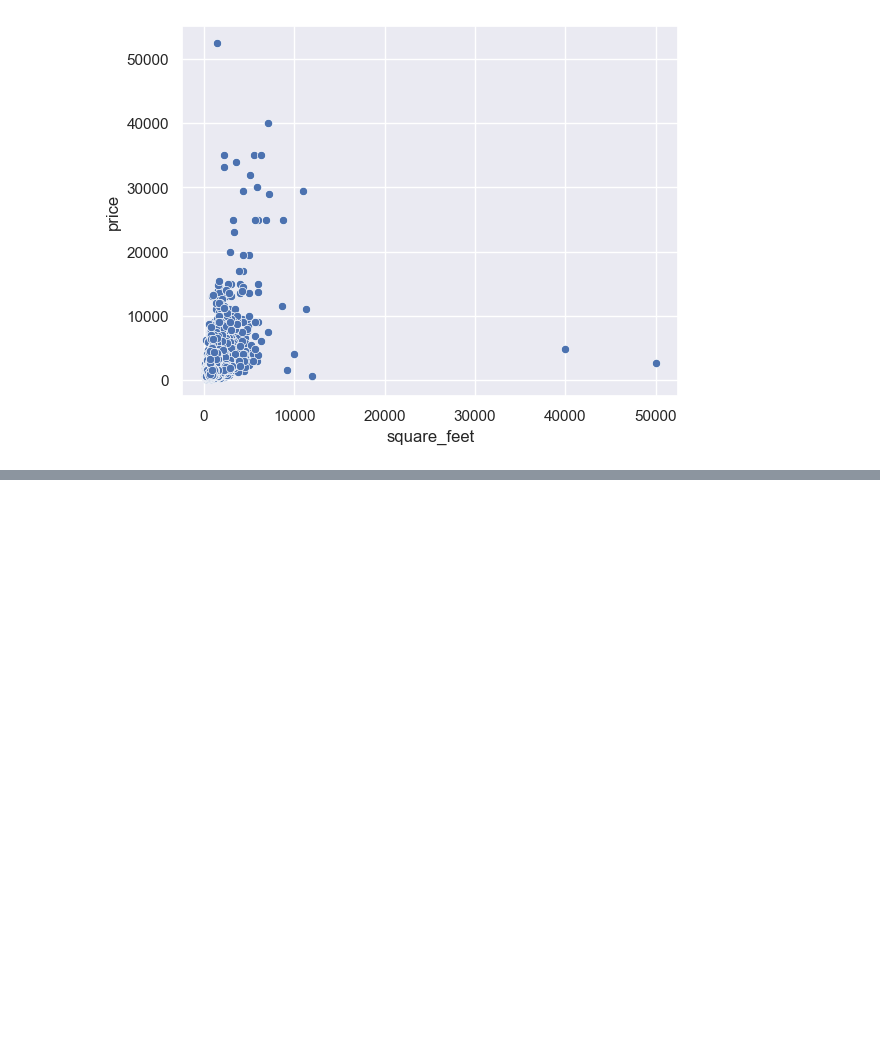
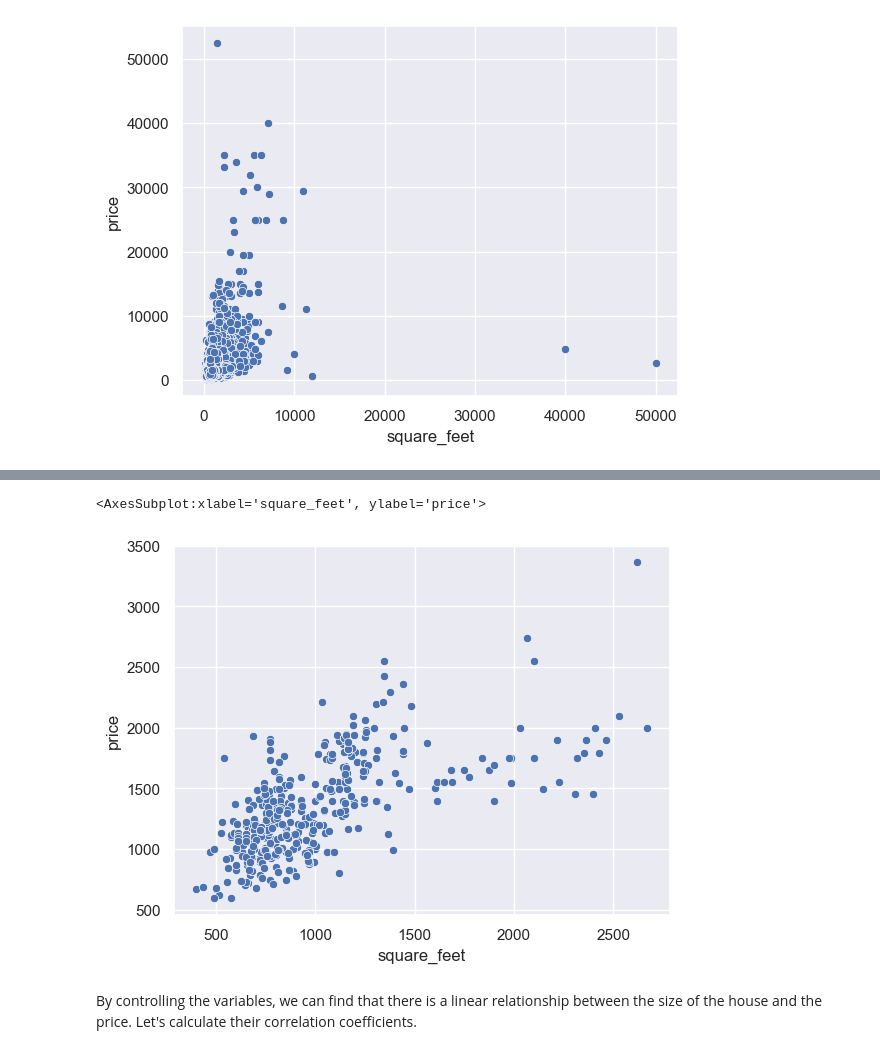
Before and after one commit to Fengchumoling/DM_Assignment, a Jupyter notebook: apartments.ipynb, the cells around one changed output, grey strips where cells are left out. Drawn from its saved outputs; the diff is of its cells as text; code cells hidden in the pictures; blank space fills up the shorter version.

```diff
--- a/apartments.ipynb
+++ b/apartments.ipynb
@@ -172,0 +184,7 @@ sns.scatterplot(x='square_feet', y='price', data=df2)
+# %%
+sns.scatterplot(x='square_feet', y='price', data=TX_None_Parking)
+# %% [output]
+<AxesSubplot:xlabel='square_feet', ylabel='price'>
+[figure, added]
+# %% [markdown]
+By controlling the variables, we can find that there is a linear relationship between the size of the house and the price. Let's calculate their correlation coefficients.
```
Also changed, not shown: parts of 58 cells of this notebook, 1 other file.
